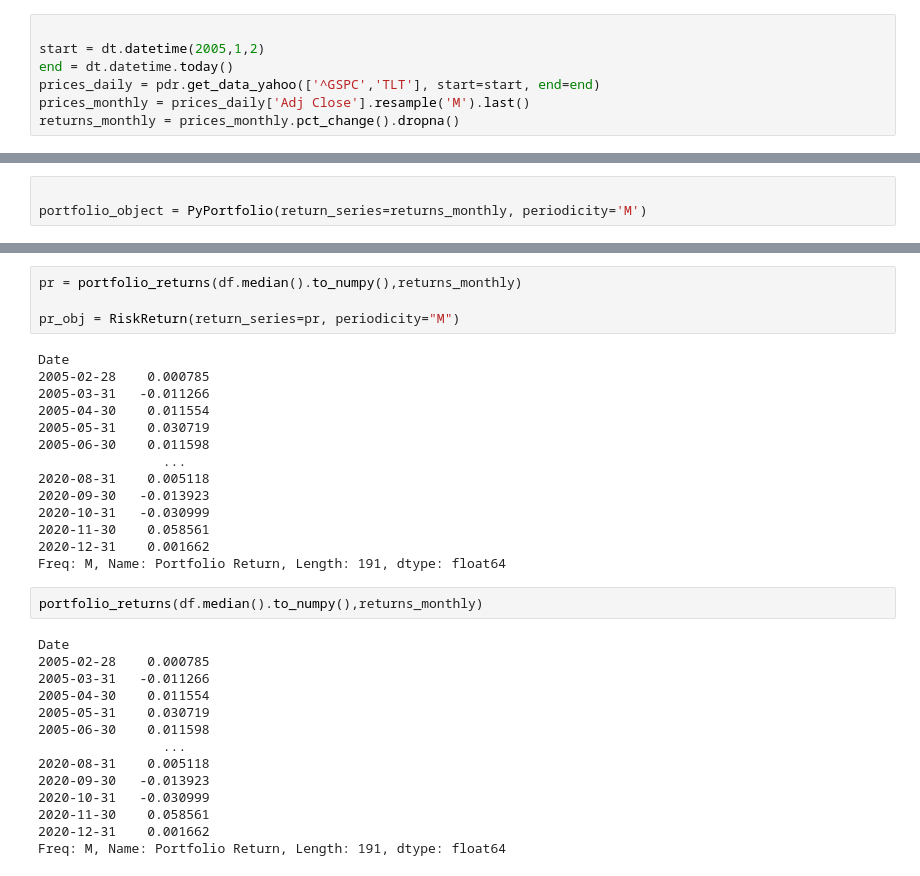
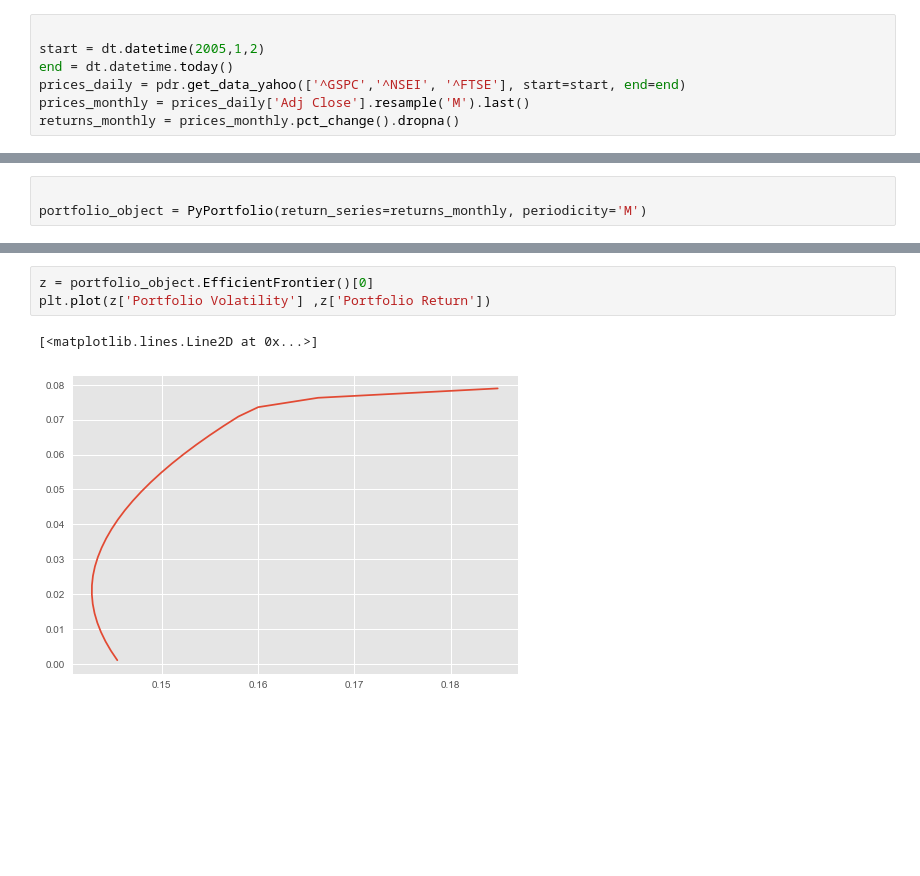
Before and after one commit to Ashrit-K/PyPortfolio, a Jupyter notebook: test.ipynb, the cells around one changed output, grey strips where cells are left out. Saved outputs shown, nothing was run; the diff lists cells and outputs as text; blank space fills up the shorter version.

Commit message:
tested changed implementation in PyPortfolio

```diff
--- a/test.ipynb
+++ b/test.ipynb
@@ -16,7 +16,7 @@ The autoreload extension is already loaded. To reload it, use:
 
 start = dt.datetime(2005,1,2)
 end = dt.datetime.today()
-prices_daily = pdr.get_data_yahoo(['^GSPC','TLT'], start=start, end=end)
+prices_daily = pdr.get_data_yahoo(['^GSPC','^NSEI', '^FTSE'], start=start, end=end)
 prices_monthly = prices_daily['Adj Close'].resample('M').last()
 returns_monthly = prices_monthly.pct_change().dropna()
 # %% [output]
@@ -67,34 +29,6 @@ array([[<AxesSubplot:title={'center':'TLT'}>,
-# %%
-pr = portfolio_returns(df.median().to_numpy(),returns_monthly)
-
-pr_obj = RiskReturn(return_series=pr, periodicity="M")
-# %% [output]
-Date
-2005-02-28    0.000785
-2005-03-31   -0.011266
-2005-04-30    0.011554
-2005-05-31    0.030719
-2005-06-30    0.011598
-                ...
-2020-08-31    0.005118
-2020-09-30   -0.013923
-2020-10-31   -0.030999
-2020-11-30    0.058561
-2020-12-31    0.001662
-Freq: M, Name: Portfolio Return, Length: 191, dtype: float64
-# %%
-portfolio_returns(df.median().to_numpy(),returns_monthly)
-# %% [output]
-Date
-2005-02-28    0.000785
-2005-03-31   -0.011266
-2005-04-30    0.011554
-2005-05-31    0.030719
-2005-06-30    0.011598
-                ...
-2020-08-31    0.005118
-2020-09-30   -0.013923
-2020-10-31   -0.030999
-2020-11-30    0.058561
-2020-12-31    0.001662
-Freq: M, Name: Portfolio Return, Length: 191, dtype: float64
+# %%
+z = portfolio_object.EfficientFrontier()[0]
+plt.plot(z['Portfolio Volatility'] ,z['Portfolio Return'])
+# %% [output]
+[<matplotlib.lines.Line2D at 0x...>]
+[figure, added]
```
Also changed, not shown: parts of 8 cells of this notebook.
